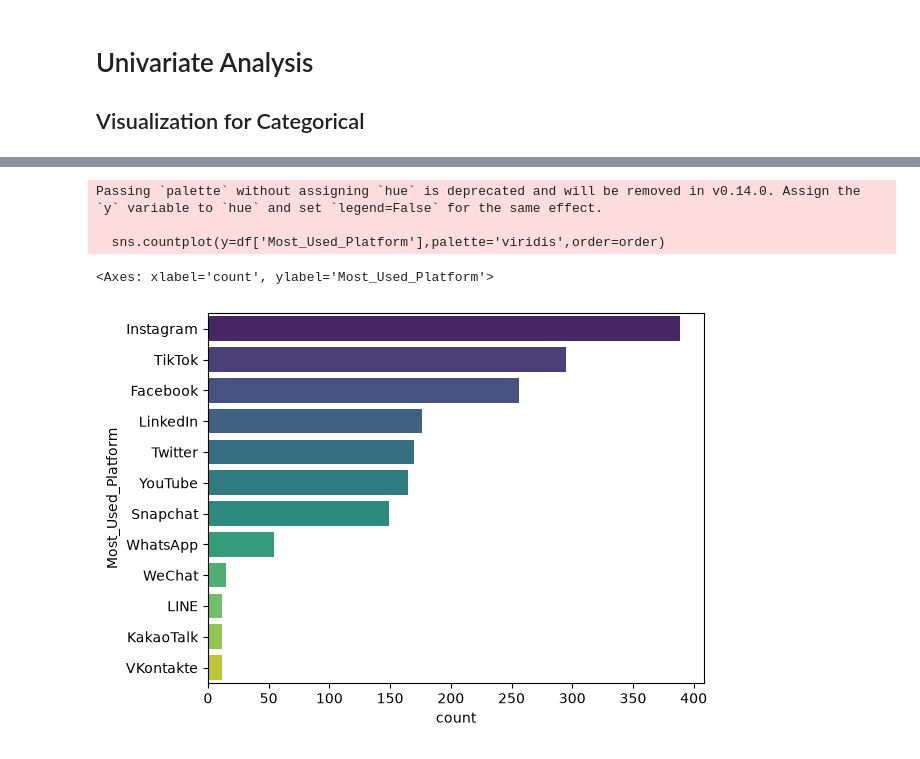
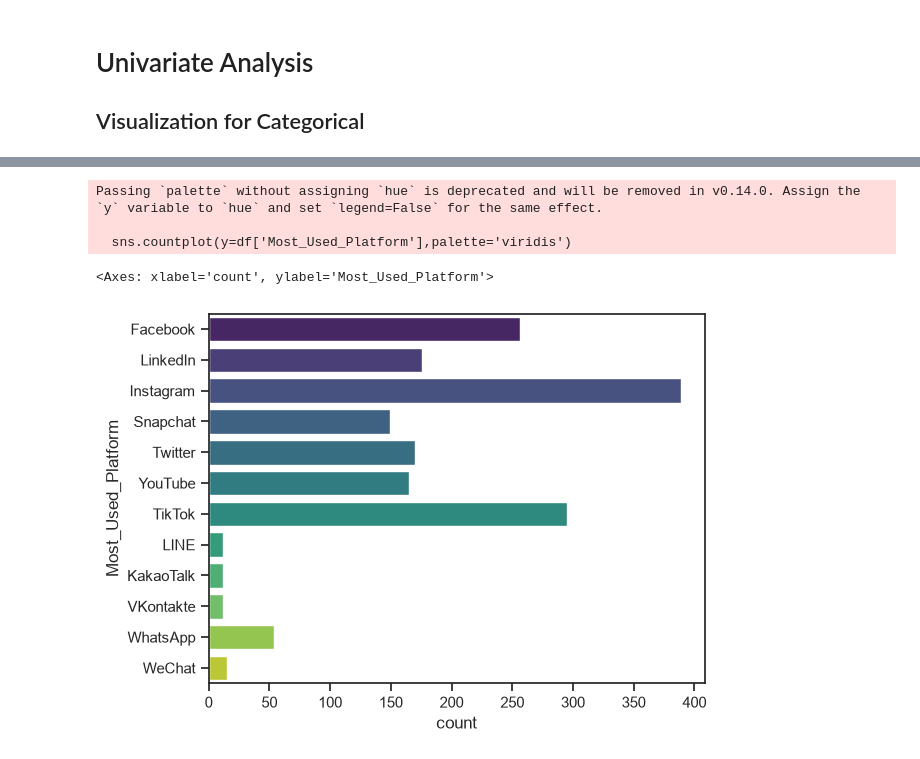
Before and after one commit to AhmadQamar0679/final_term_project, a Jupyter notebook: impact_of_social_media.ipynb, the cells around one changed output, grey strips where cells are left out. Saved outputs shown, nothing was run; the diff lists cells and outputs as text; code cells hidden in the pictures.

```diff
--- a/impact_of_social_media.ipynb
+++ b/impact_of_social_media.ipynb
@@ -139,8 +115,8 @@ df['Country'].value_counts()
 # %%
-sns.countplot(y=df['Most_Used_Platform'],palette='viridis',order=order)
+sns.countplot(y=df['Most_Used_Platform'],palette='viridis')
 # %% [output]
 Passing `palette` without assigning `hue` is deprecated and will be removed in v0.14.0. Assign the `y` variable to `hue` and set `legend=False` for the same effect.
 
-  sns.countplot(y=df['Most_Used_Platform'],palette='viridis',order=order)
+  sns.countplot(y=df['Most_Used_Platform'],palette='viridis')
 <Axes: xlabel='count', ylabel='Most_Used_Platform'>
-[figure, old version]
+[figure, new version]
```
Also changed, not shown: parts of 115 cells of this notebook.
